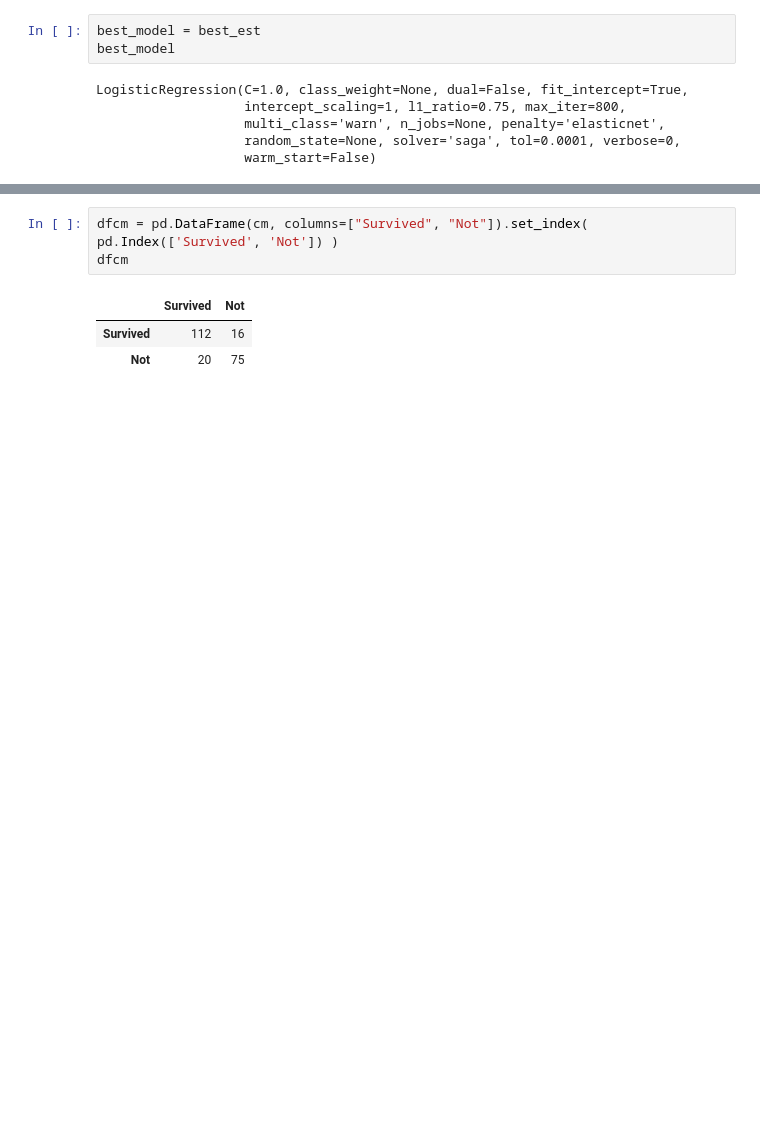
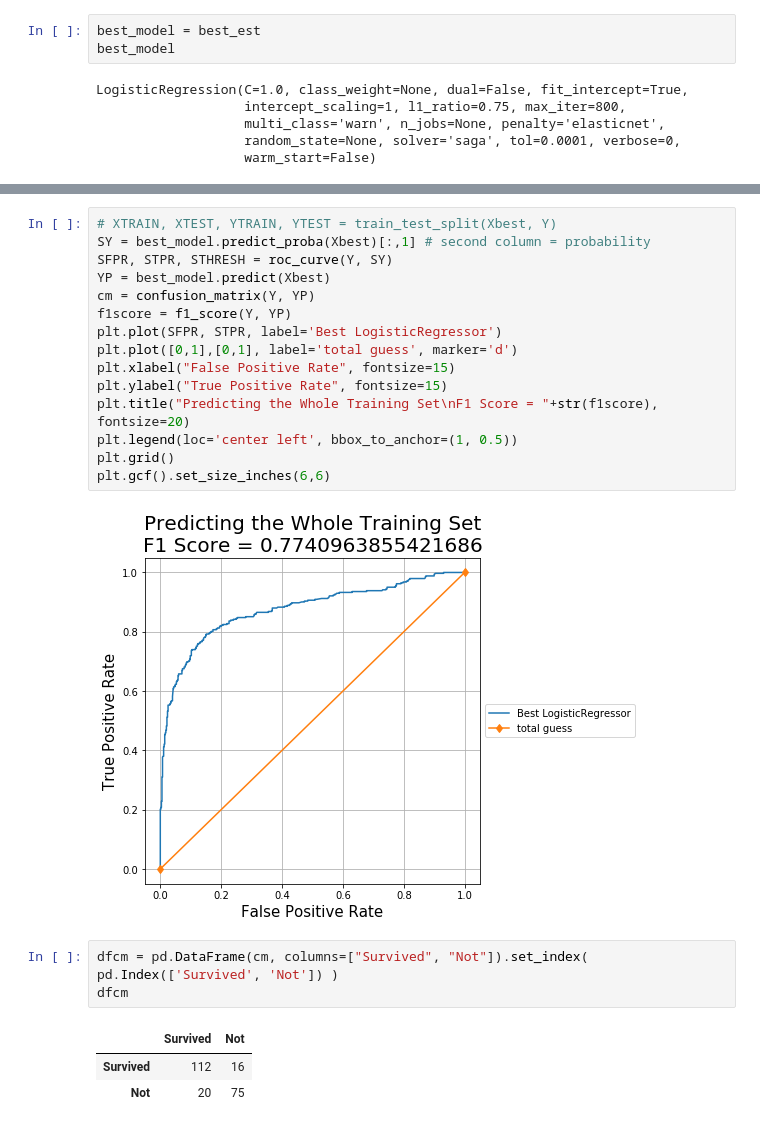
Before and after one commit to csun-data-science-bootcamp-19/Team1, a Jupyter notebook: 2 Model testing.ipynb, the cells around one changed output, grey strips where cells are left out. Cells and saved outputs as stored; diff of their text form; blank space fills up the shorter version.

```diff
--- a/2 Model testing.ipynb
+++ b/2 Model testing.ipynb
@@ -237,3 +237,20 @@ plt.gcf().set_size_inches(6,6)
+# %%
+# XTRAIN, XTEST, YTRAIN, YTEST = train_test_split(Xbest, Y)
+SY = best_model.predict_proba(Xbest)[:,1] # second column = probability
+SFPR, STPR, STHRESH = roc_curve(Y, SY)
+YP = best_model.predict(Xbest)
+cm = confusion_matrix(Y, YP)
+f1score = f1_score(Y, YP)
+plt.plot(SFPR, STPR, label='Best LogisticRegressor')
+plt.plot([0,1],[0,1], label='total guess', marker='d')
+plt.xlabel("False Positive Rate", fontsize=15)
+plt.ylabel("True Positive Rate", fontsize=15)
+plt.title("Predicting the Whole Training Set\nF1 Score = "+str(f1score), fontsize=20)
+plt.legend(loc='center left', bbox_to_anchor=(1, 0.5))
+plt.grid()
+plt.gcf().set_size_inches(6,6)
+# %% [output]
+[figure, added]
 # %%
 dfcm = pd.DataFrame(cm, columns=["Survived", "Not"]).set_index( pd.Index(['Survived', 'Not']) )
 dfcm
```
Also changed, not shown: parts of 1 cell of this notebook.
